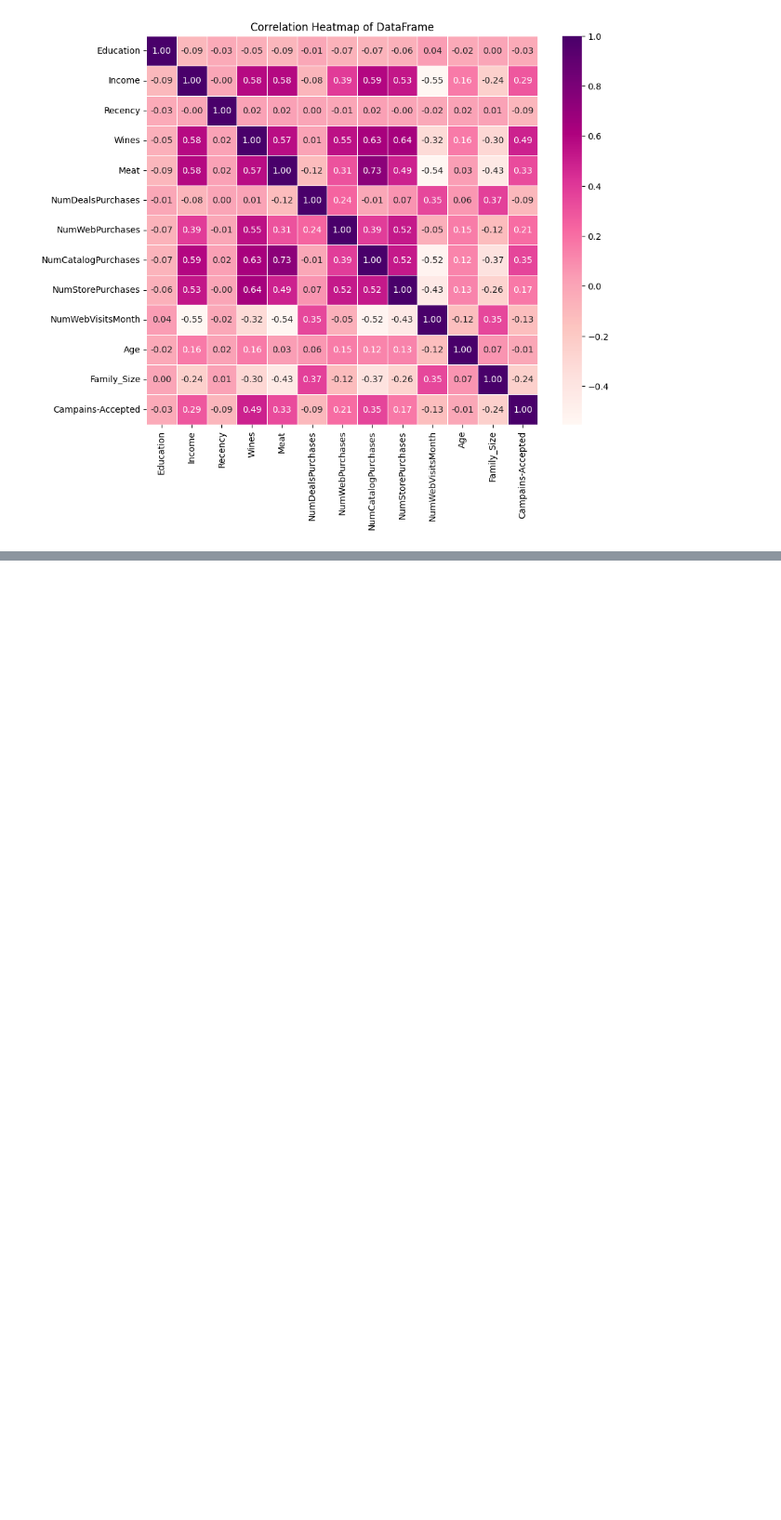
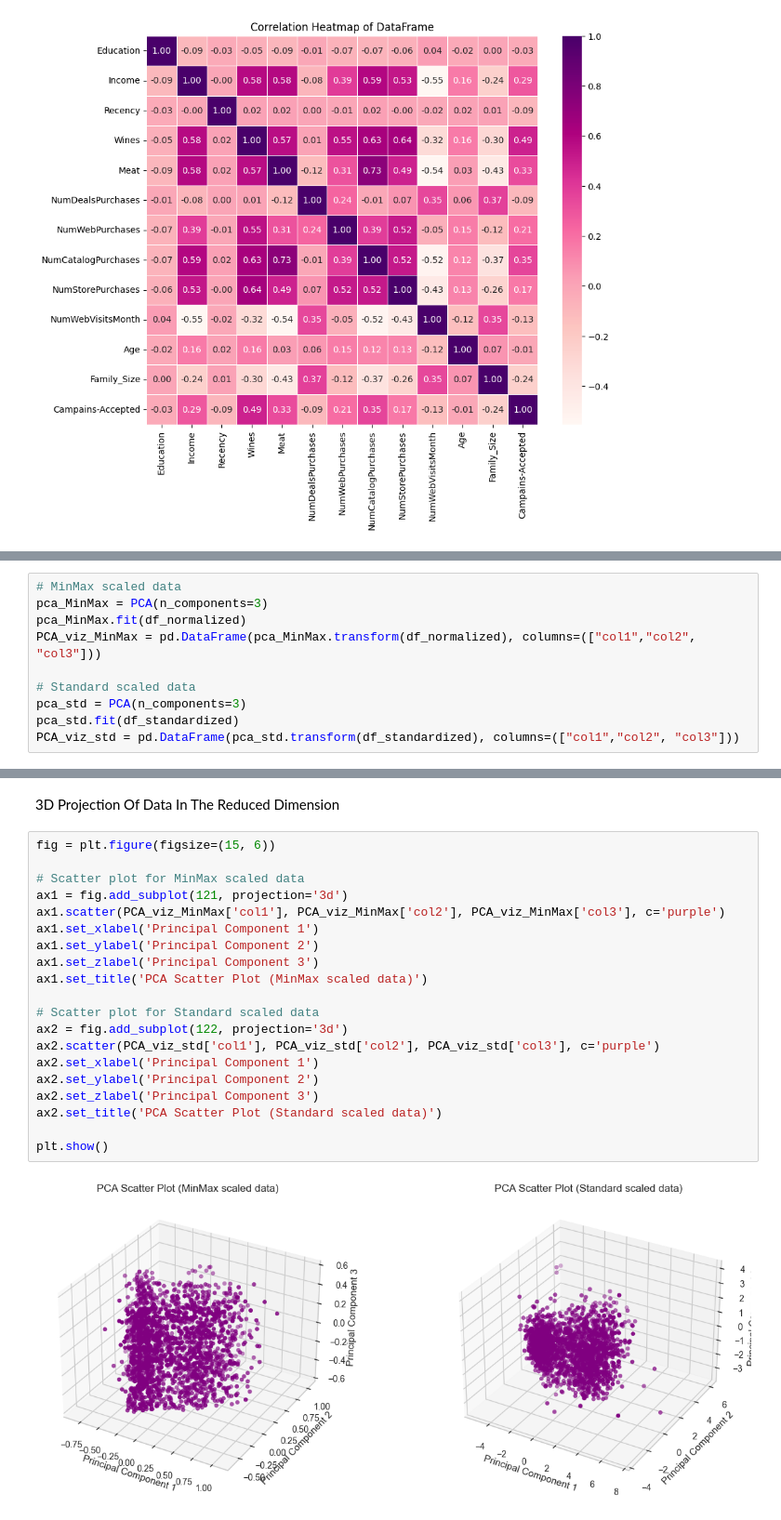
Before and after one commit to hamouzIIpseity/Customer_analysis, a Jupyter notebook: notebooks/personality_analysis.ipynb, the cells around one changed output, grey strips where cells are left out. Shown at 93% size. Drawn from its saved outputs; the diff is of its cells as text; blank space fills up the shorter version.

Commit message:
add pca, principal component analysis, kmeans model

```diff
--- a/notebooks/personality_analysis.ipynb
+++ b/notebooks/personality_analysis.ipynb
@@ -647,0 +681,10 @@ plt.show()
+# %%
+# MinMax scaled data
+pca_MinMax = PCA(n_components=3)
+pca_MinMax.fit(df_normalized)
+PCA_viz_MinMax = pd.DataFrame(pca_MinMax.transform(df_normalized), columns=(["col1","col2", "col3"]))
+
+# Standard scaled data
+pca_std = PCA(n_components=3)
+pca_std.fit(df_standardized)
+PCA_viz_std = pd.DataFrame(pca_std.transform(df_standardized), columns=(["col1","col2", "col3"]))
@@ -647,0 +766,24 @@ plt.show()
+# %% [markdown]
+3D Projection Of Data In The Reduced Dimension
+# %%
+fig = plt.figure(figsize=(15, 6))
+
+# Scatter plot for MinMax scaled data
+ax1 = fig.add_subplot(121, projection='3d')
+ax1.scatter(PCA_viz_MinMax['col1'], PCA_viz_MinMax['col2'], PCA_viz_MinMax['col3'], c='purple')
+ax1.set_xlabel('Principal Component 1')
+ax1.set_ylabel('Principal Component 2')
+ax1.set_zlabel('Principal Component 3')
+ax1.set_title('PCA Scatter Plot (MinMax scaled data)')
+
+# Scatter plot for Standard scaled data
+ax2 = fig.add_subplot(122, projection='3d')
+ax2.scatter(PCA_viz_std['col1'], PCA_viz_std['col2'], PCA_viz_std['col3'], c='purple')
+ax2.set_xlabel('Principal Component 1')
+ax2.set_ylabel('Principal Component 2')
+ax2.set_zlabel('Principal Component 3')
+ax2.set_title('PCA Scatter Plot (Standard scaled data)')
+
+plt.show()
+# %% [output]
+[figure, added]
```
Also changed, not shown: parts of 27 cells of this notebook.
